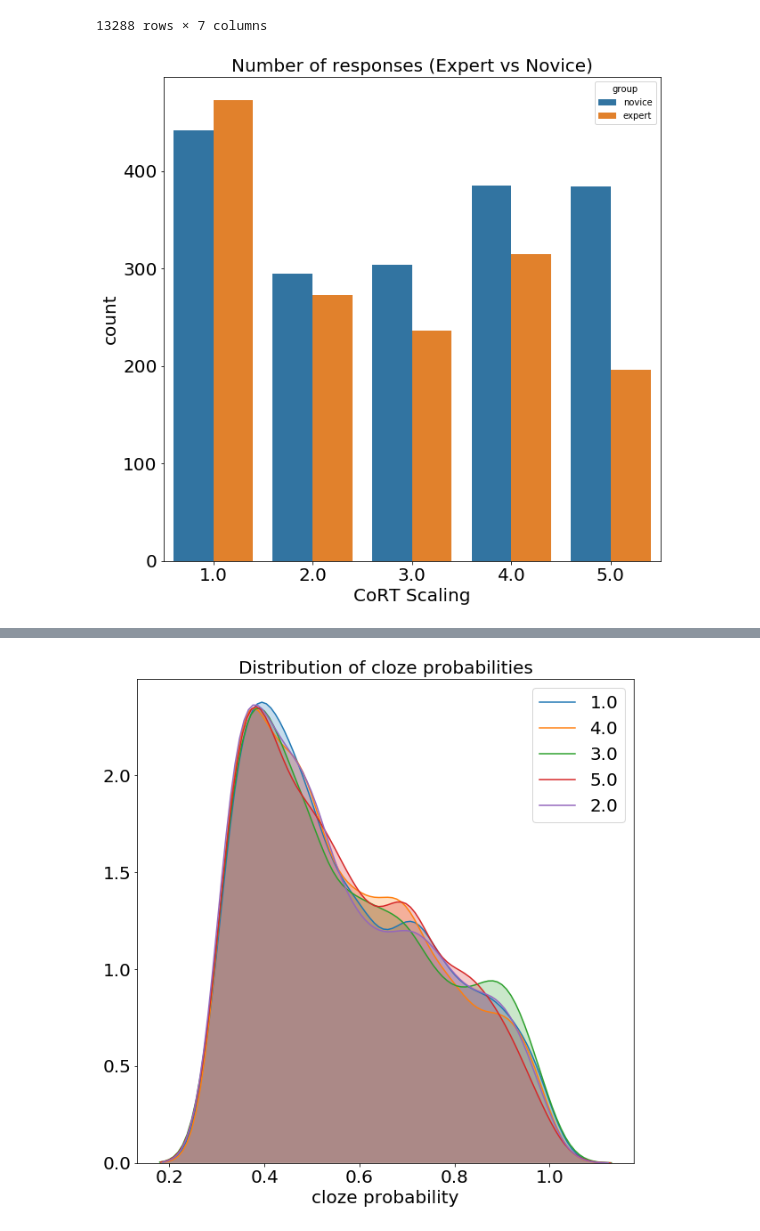
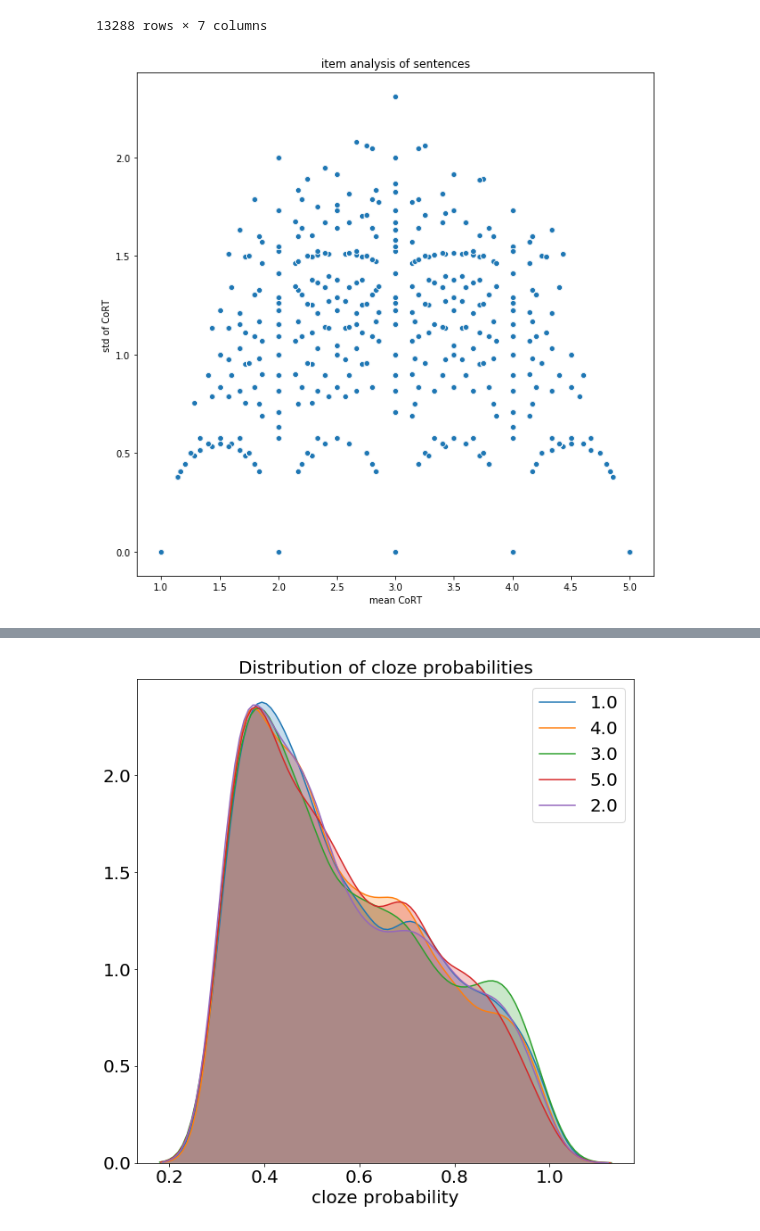
Before and after one commit to sbruinsma1/cort_language, a Jupyter notebook: notebooks/pilot_cort_scaling_visualization.ipynb, the cells around one changed output, grey strips where cells are left out. Cells and saved outputs as stored; diff of their text form; code cells hidden in the pictures.

```diff
--- a/notebooks/pilot_cort_scaling_visualization.ipynb
+++ b/notebooks/pilot_cort_scaling_visualization.ipynb
@@ -26,7 +29,7 @@ from experiment_code import preprocess
 # %%
 #provide concatenated dataset
-df = preprocess.concat_peele_baldwin()
-df
+dataframe = preprocess.concat_peele_baldwin()
+dataframe
 # %% [output]
 |  | CoRT | cloze_probability | dataset | full_sentence | group | participant_id | version |
 | 0 | 1.0 | 0.47 | peele | Little Gracie said the most borin... | NaN | 1.18908e+06 | V8 |
@@ -48,9 +51,9 @@ df
 13288 rows × 7 columns
 # %%
 # play with visualize function: visualize.func(df)
-visualize.cort_scores_group_count(df)
+visualize.item_analysis(dataframe)
 # %% [output]
-[figure, old version]
+[figure, new version]
 # %%
 # preprocess peele dataset
 df = preprocess.preprocess_peele(bad_subjs=[1194659.0], cloze_filename="Peele_cloze_3.csv") # bad_subjs and cloze_filename are optional args (defined as **kwargs in the function)
```
Also changed, not shown: parts of 1 cell of this notebook, 3 other files.
